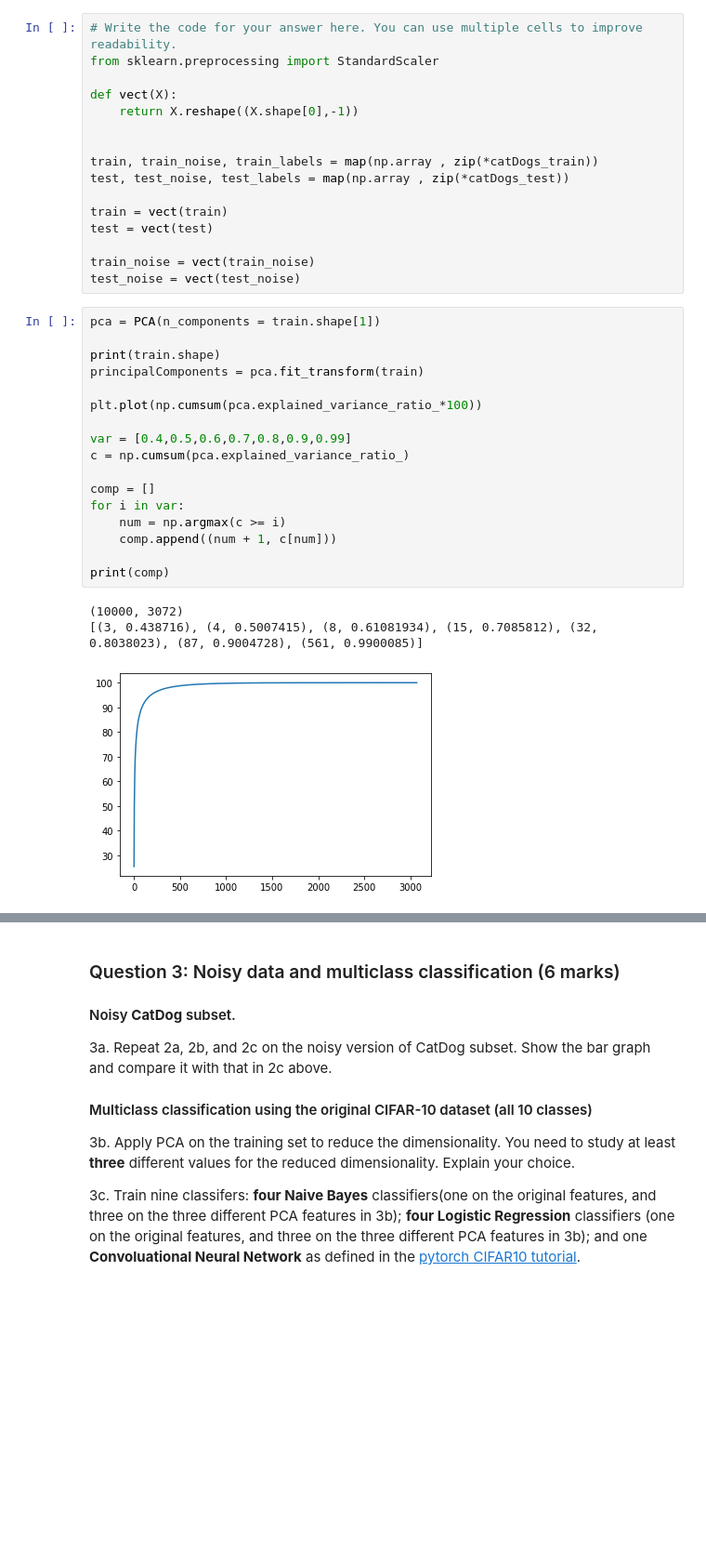
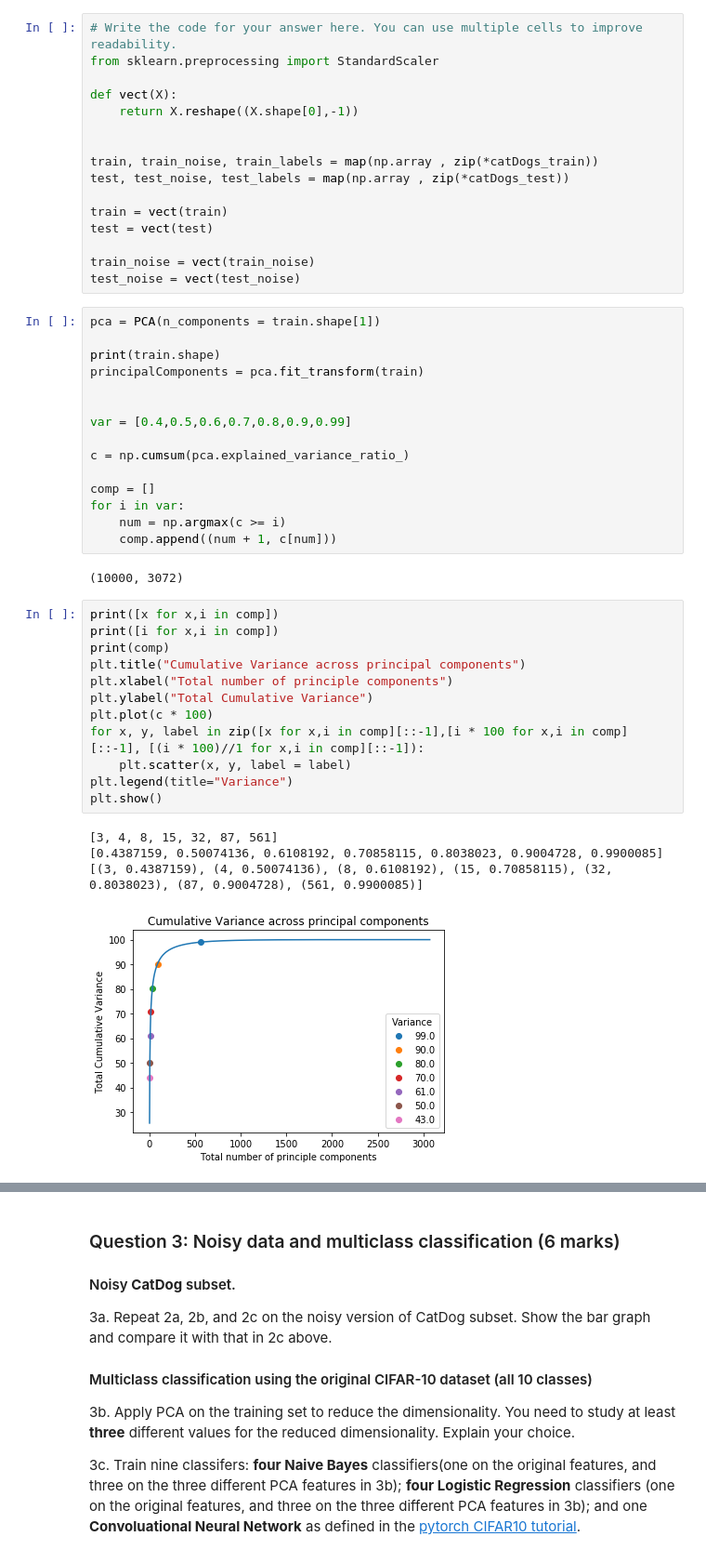
Before and after one commit to Jake-Sturgeon/MLAI, a Jupyter notebook: COM4509-6509_Assignment_2_UCard_XXXXXXXXX.ipynb, the cells around one changed output, grey strips where cells are left out. Shown at 93% size. Saved outputs shown, nothing was run; the diff lists cells and outputs as text; blank space fills up the shorter version.

```diff
--- a/COM4509-6509_Assignment_2_UCard_XXXXXXXXX.ipynb
+++ b/COM4509-6509_Assignment_2_UCard_XXXXXXXXX.ipynb
@@ -248,18 +250,31 @@ pca = PCA(n_components = train.shape[1])
 print(train.shape)
 principalComponents = pca.fit_transform(train)
 
-plt.plot(np.cumsum(pca.explained_variance_ratio_*100))
 
 var = [0.4,0.5,0.6,0.7,0.8,0.9,0.99]
+
 c = np.cumsum(pca.explained_variance_ratio_)
 
 comp = []
 for i in var:
     num = np.argmax(c >= i)
     comp.append((num + 1, c[num]))
-
-print(comp)
 # %% [output]
 (10000, 3072)
-[(3, 0.438716), (4, 0.5007415), (8, 0.61081934), (15, 0.7085812), (32, 0.8038023), (87, 0.9004728), (561, 0.9900085)]
-[figure, removed]
+# %%
+print([x for x,i in comp])
+print([i for x,i in comp])
+print(comp)
+plt.title("Cumulative Variance across principal components")
+plt.xlabel("Total number of principle components")
+plt.ylabel("Total Cumulative Variance")
+plt.plot(c * 100)
+for x, y, label in zip([x for x,i in comp][::-1],[i * 100 for x,i in comp][::-1], [(i * 100)//1 for x,i in comp][::-1]):
+    plt.scatter(x, y, label = label)
+plt.legend(title="Variance")
+plt.show()
+# %% [output]
+[3, 4, 8, 15, 32, 87, 561]
+[0.4387159, 0.50074136, 0.6108192, 0.70858115, 0.8038023, 0.9004728, 0.9900085]
+[(3, 0.4387159), (4, 0.50074136), (8, 0.6108192), (15, 0.70858115), (32, 0.8038023), (87, 0.9004728), (561, 0.9900085)]
+[figure, added]
```
Also changed, not shown: parts of 34 cells of this notebook, 3 other files.
